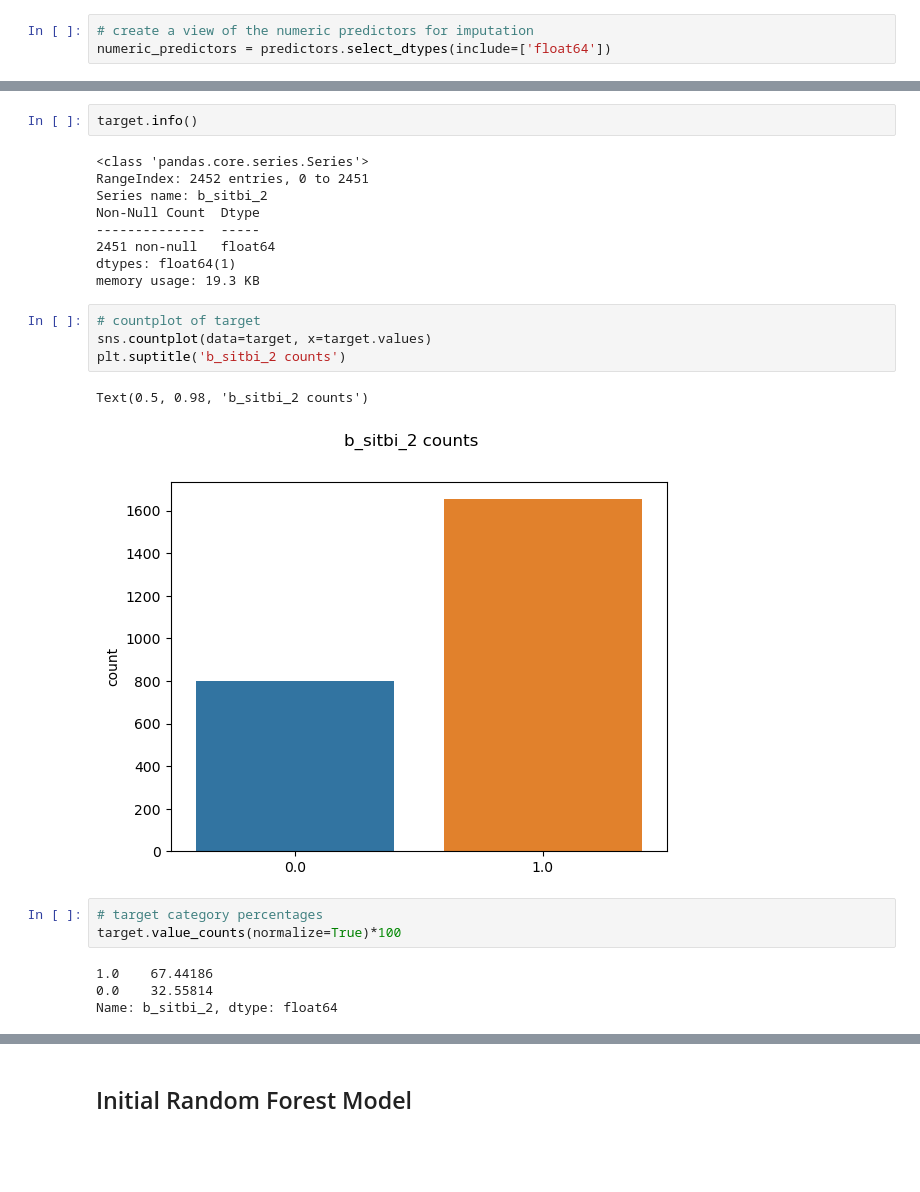
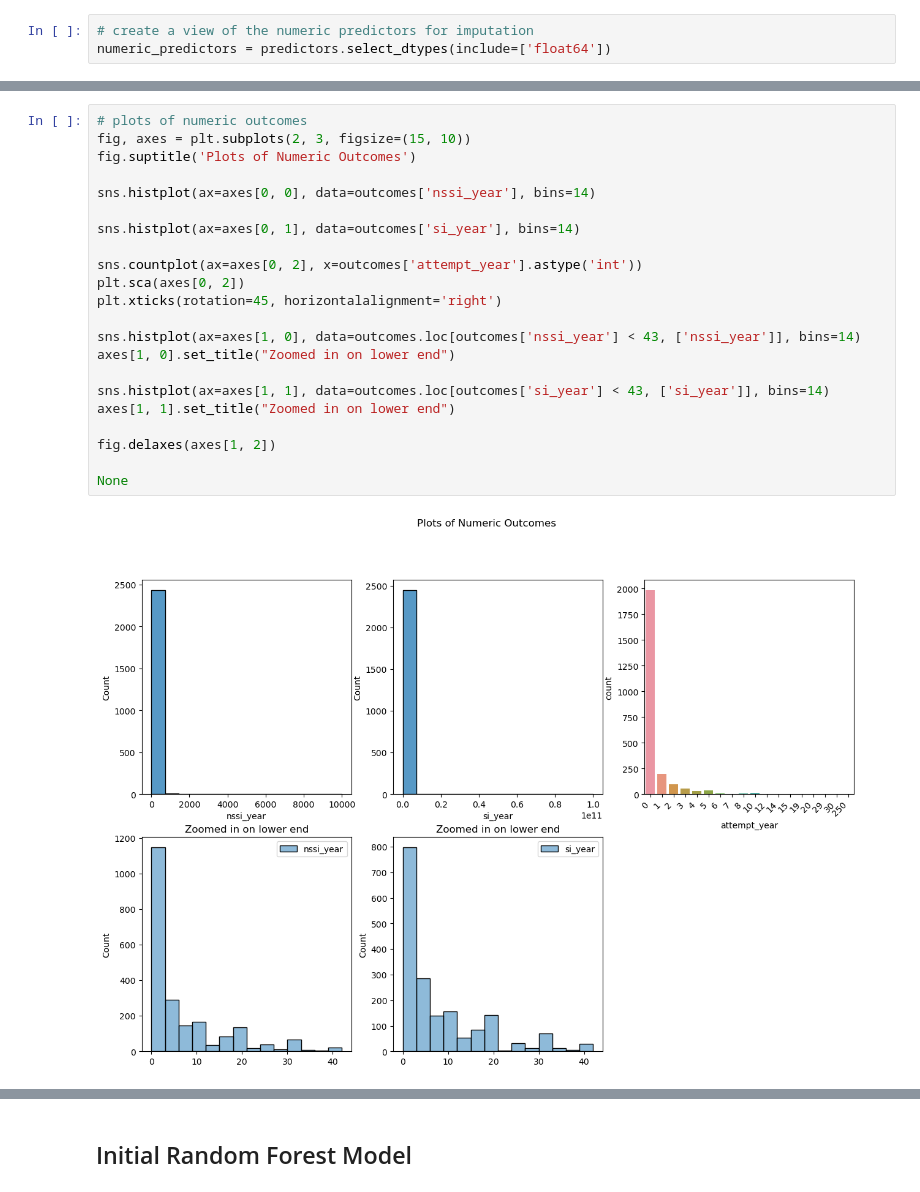
Before and after one commit to NRKako/machine_learning, a Jupyter notebook: self_harm.ipynb, the cells around one changed output, grey strips where cells are left out. Cells and saved outputs as stored; diff of their text form; blank space fills up the shorter version.

```diff
--- a/self_harm.ipynb
+++ b/self_harm.ipynb
@@ -389,25 +329,24 @@ None
-# %%
-target.info()
-# %% [output]
-<class 'pandas.core.series.Series'>
-RangeIndex: 2452 entries, 0 to 2451
-Series name: b_sitbi_2
-Non-Null Count  Dtype
---------------  -----
-2451 non-null   float64
-dtypes: float64(1)
-memory usage: 19.3 KB
-# %%
-# countplot of target
-sns.countplot(data=target, x=target.values)
-plt.suptitle('b_sitbi_2 counts')
-# %% [output]
-Text(0.5, 0.98, 'b_sitbi_2 counts')
-[figure, removed]
-# %%
-# target category percentages
-target.value_counts(normalize=True)*100
-# %% [output]
-1.0    67.44186
-0.0    32.55814
-Name: b_sitbi_2, dtype: float64
+# %%
+# plots of numeric outcomes
+fig, axes = plt.subplots(2, 3, figsize=(15, 10))
+fig.suptitle('Plots of Numeric Outcomes')
+
+sns.histplot(ax=axes[0, 0], data=outcomes['nssi_year'], bins=14)
+
+sns.histplot(ax=axes[0, 1], data=outcomes['si_year'], bins=14)
+
+sns.countplot(ax=axes[0, 2], x=outcomes['attempt_year'].astype('int'))
+plt.sca(axes[0, 2])
+plt.xticks(rotation=45, horizontalalignment='right')
+
+sns.histplot(ax=axes[1, 0], data=outcomes.loc[outcomes['nssi_year'] < 43, ['nssi_year']], bins=14)
+axes[1, 0].set_title("Zoomed in on lower end")
+
+sns.histplot(ax=axes[1, 1], data=outcomes.loc[outcomes['si_year'] < 43, ['si_year']], bins=14)
+axes[1, 1].set_title("Zoomed in on lower end")
+
+fig.delaxes(axes[1, 2])
+
+None
+# %% [output]
+[figure, added]
```
Also changed, not shown: parts of 42 cells of this notebook, 1 other file.
